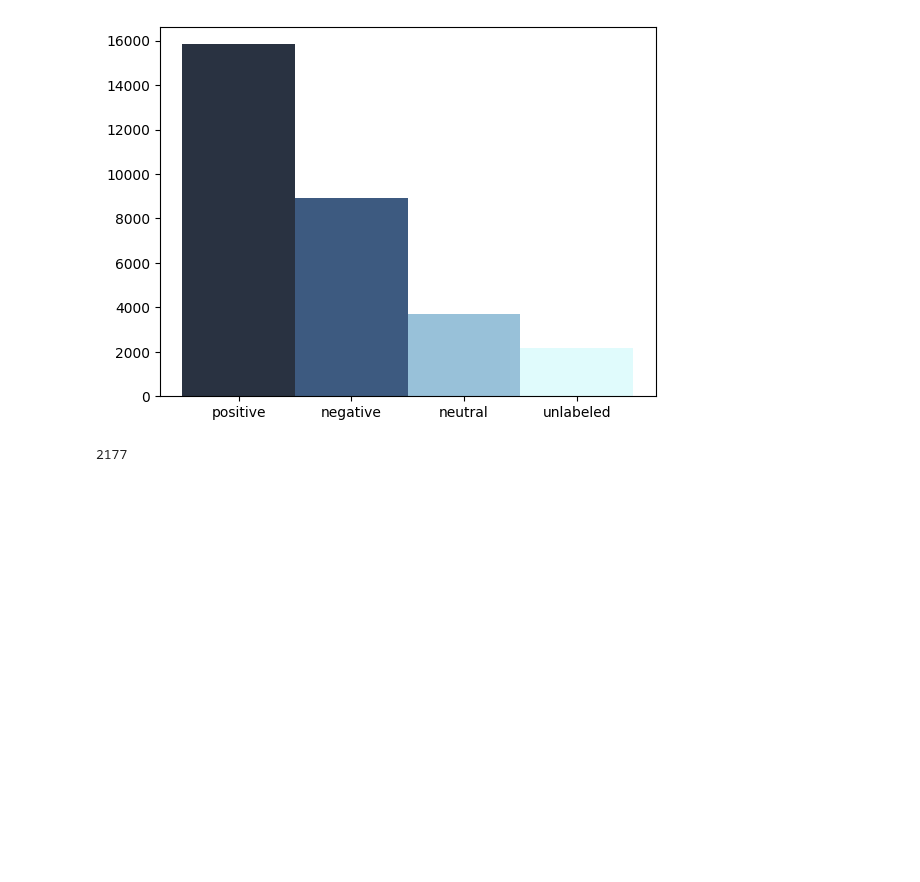
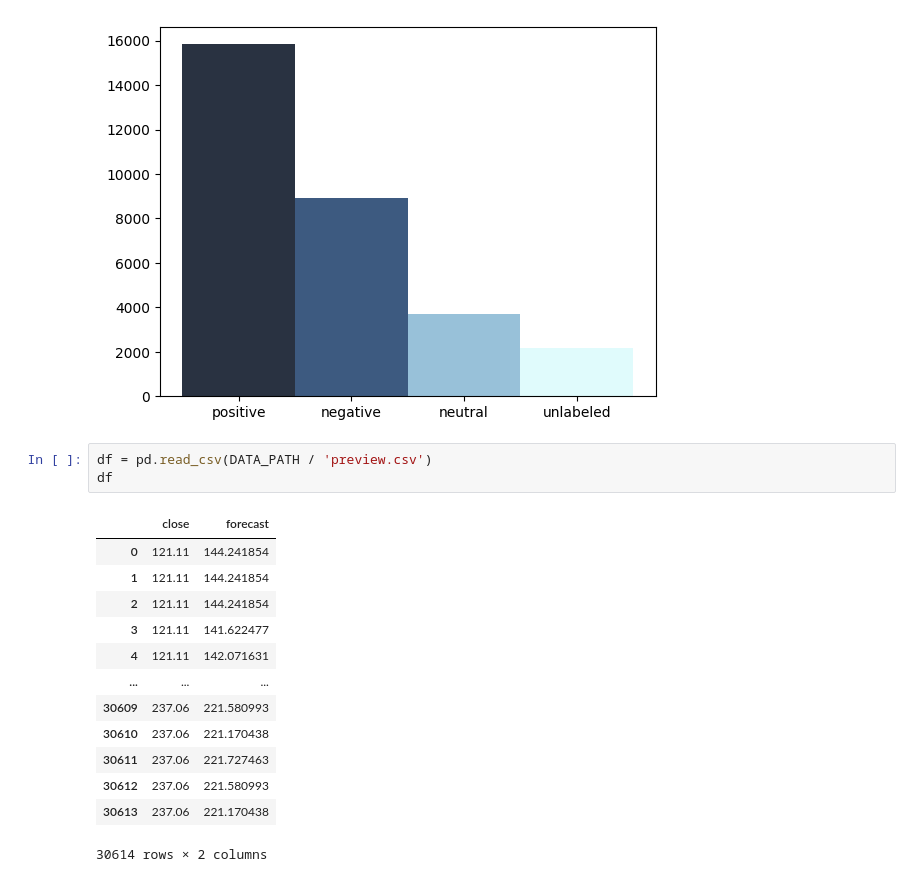
Before and after one commit to irusland/stonks, a Jupyter notebook: notebooks/review-utils.ipynb, the cells around one changed output. Drawn from its saved outputs; the diff is of its cells as text; blank space fills up the shorter version.

```diff
--- a/notebooks/review-utils.ipynb
+++ b/notebooks/review-utils.ipynb
@@ -14,5 +15,19 @@ plt.show()
 # %% [output]
 [figure]
 # %%
+df = pd.read_csv(DATA_PATH / 'preview.csv')
+df
 # %% [output]
+|  | close | forecast |
+| 0 | 121.11 | 144.241854 |
+| 1 | 121.11 | 144.241854 |
+| 2 | 121.11 | 144.241854 |
+| 3 | 121.11 | 141.622477 |
+| 4 | 121.11 | 142.071631 |
+| ... | ... | ... |
+| 30609 | 237.06 | 221.580993 |
+| 30610 | 237.06 | 221.170438 |
+| 30611 | 237.06 | 221.727463 |
+| 30612 | 237.06 | 221.580993 |
+| 30613 | 237.06 | 221.170438 |
-2177
+30614 rows × 2 columns
```
Also changed, not shown: parts of 6 cells of this notebook, 3 other files.
